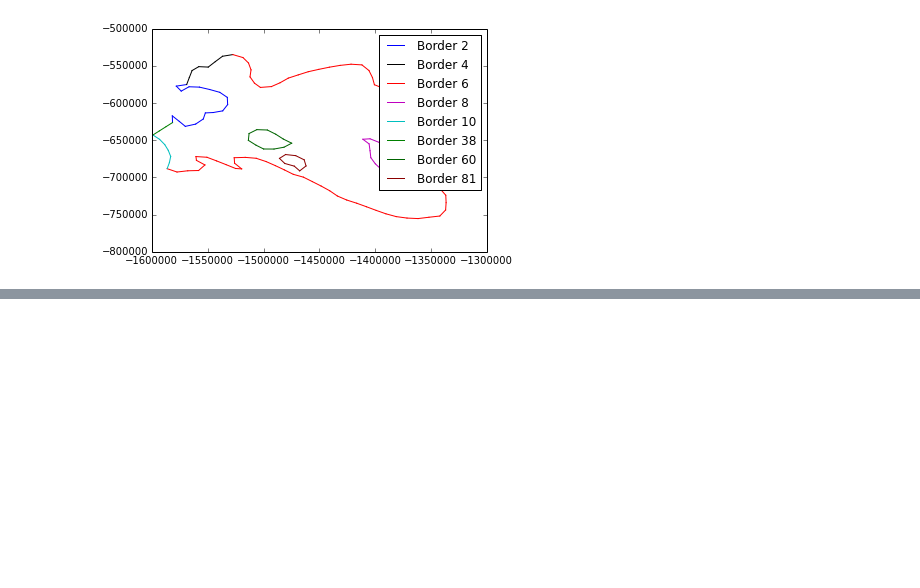
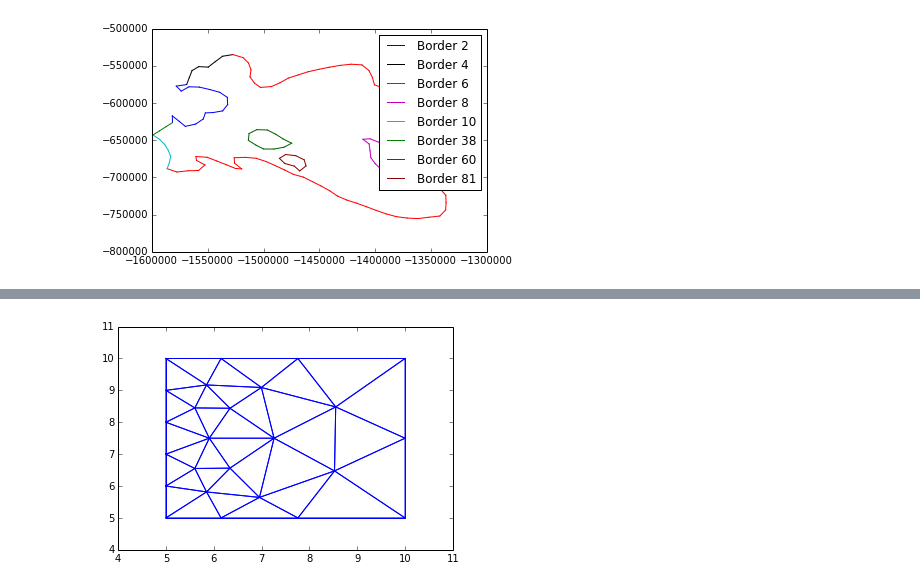
Before and after one commit to dlilien/ess_523, a Jupyter notebook: 524_mesh_demo.ipynb, the cells around one changed output, grey strips where cells are left out. Saved outputs shown, nothing was run; the diff lists cells and outputs as text; code cells hidden in the pictures; blank space fills up the shorter version.

```diff
--- a/524_mesh_demo.ipynb
+++ b/524_mesh_demo.ipynb
@@ -36,0 +38,4 @@ tm.PlotBorder()
+# %%
+tm.PlotMesh(axis=[4, 11, 4, 11])
+# %% [output]
+[figure, added]
```
Also changed, not shown: parts of 4 cells of this notebook, 2 other files.
